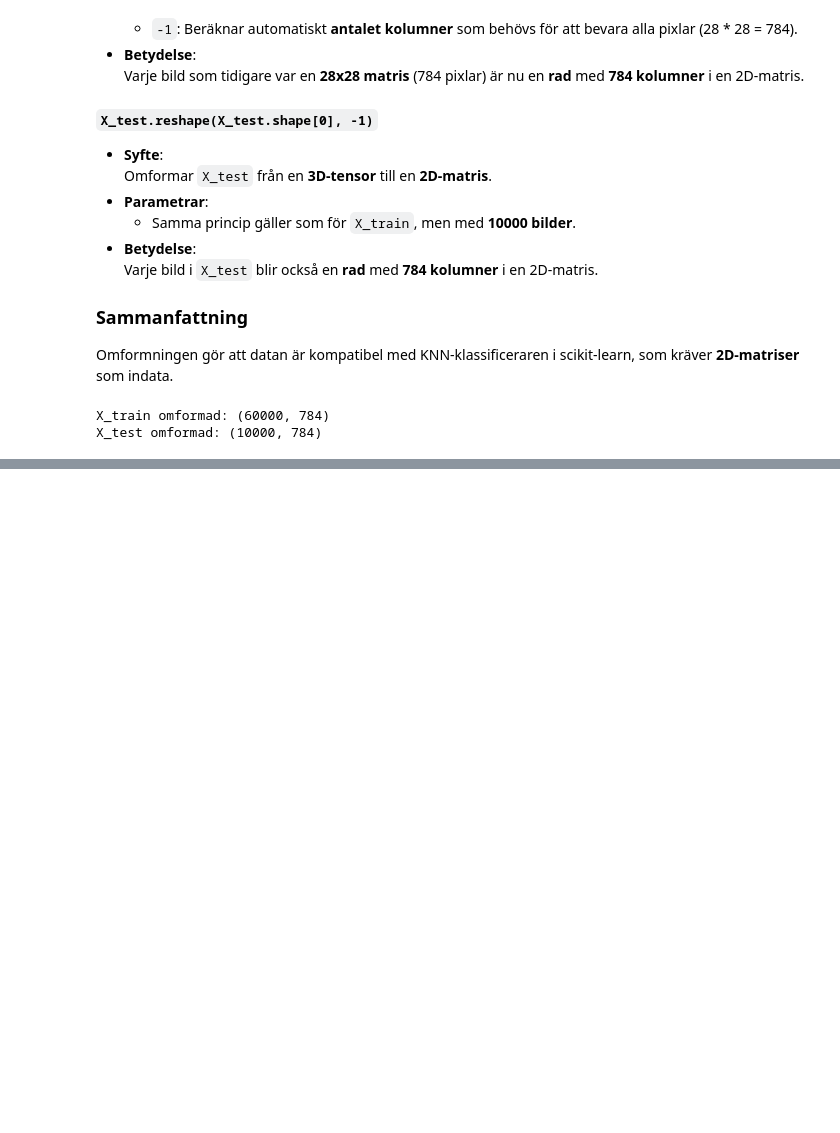
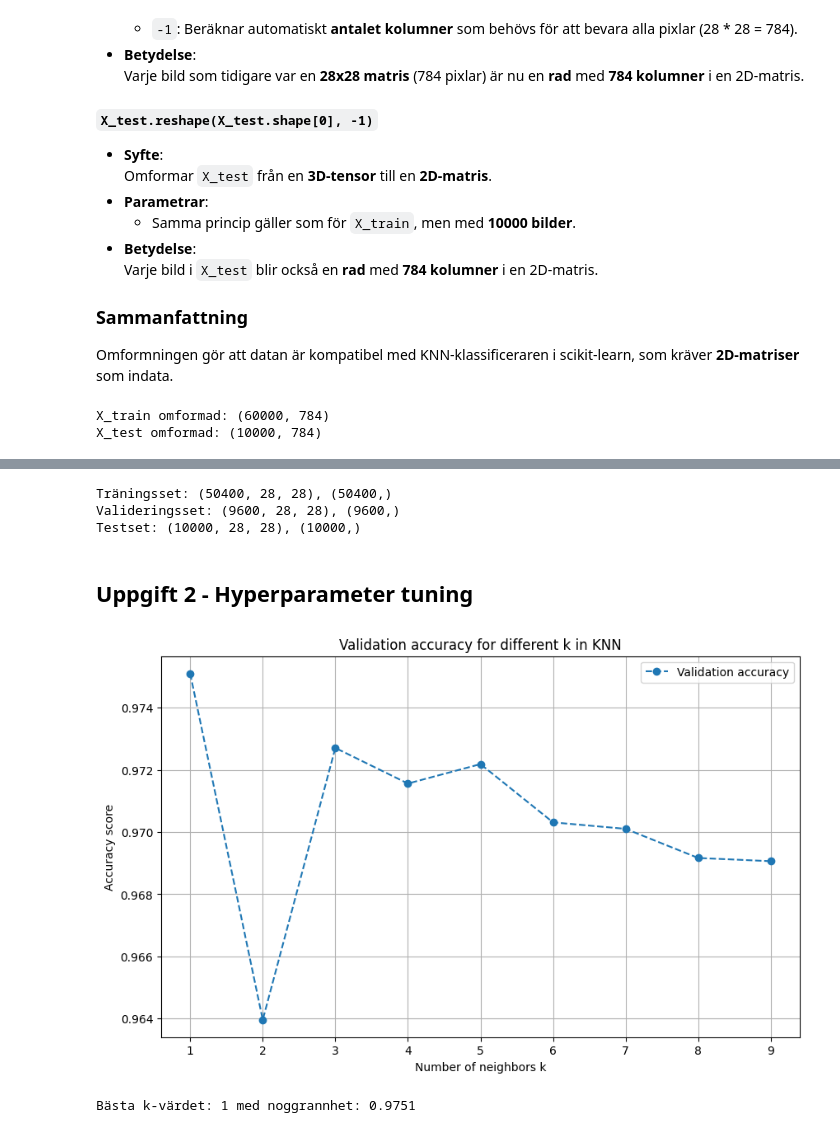
Before and after one commit to n00rp/Machine-Learning, a Jupyter notebook: Övningsuppgifter/E03_KNN.ipynb, the cells around one changed output, grey strips where cells are left out. Drawn from its saved outputs; the diff is of its cells as text; code cells hidden in the pictures; blank space fills up the shorter version.

```diff
--- a/Övningsuppgifter/E03_KNN.ipynb
+++ b/Övningsuppgifter/E03_KNN.ipynb
@@ -249,0 +268,56 @@ X_test omformad: (10000, 784)
+# %%
+from sklearn.model_selection import train_test_split
+
+# Dela upp träningsdatan i tränings- och valideringsset
+X_train, X_val, y_train, y_val = train_test_split(X_train, y_train, test_size=0.16, random_state=42)
+
+# Skriv ut storleken på varje del
+print(f"Träningsset: {X_train.shape}, {y_train.shape}")
+print(f"Valideringsset: {X_val.shape}, {y_val.shape}")
+print(f"Testset: {X_test.shape}, {y_test.shape}")
+# %% [output]
+Träningsset: (50400, 28, 28), (50400,)
+Valideringsset: (9600, 28, 28), (9600,)
+Testset: (10000, 28, 28), (10000,)
+# %% [markdown]
+## Uppgift 2 - Hyperparameter tuning
+# %%
+# Vi behöver omforma datan från 3D till 2D genom att "platta ut" varje bild till en vektor.
+
+# Omforma datan från 3D till 2D
+X_train = X_train.reshape(X_train.shape[0], -1)  # (60000, 28, 28) -> (60000, 784)
+X_val = X_val.reshape(X_val.shape[0], -1)        # (9600, 28, 28) -> (9600, 784)
+X_test = X_test.reshape(X_test.shape[0], -1)    # (10000, 28, 28) -> (10000, 784)
+# %%
+from sklearn.neighbors import KNeighborsClassifier
+from sklearn.metrics import accuracy_score
+import matplotlib.pyplot as plt
+
+# Lista med k-värden från 1 till 9
+k_values = list(range(1, 10))  # [1, 2, 3, 4, 5, 6, 7, 8, 9]
+accuracies = []
+
+# Träna modeller och beräkna noggrannhet
+for k in k_values:
+    knn = KNeighborsClassifier(n_neighbors=k)
+    knn.fit(X_train, y_train)
+    y_pred = knn.predict(X_val)
+    accuracy = accuracy_score(y_val, y_pred)
+    accuracies.append(accuracy)
+
+# Rita grafen med samma stil som facit
+plt.figure(figsize=(10, 6))
+plt.plot(k_values, accuracies, '--o', label='Validation accuracy')
+plt.xlabel('Number of neighbors k')
+plt.ylabel('Accuracy score')
+plt.title('Validation accuracy for different k in KNN')
+plt.legend()
+plt.grid(True)
+plt.show()
+
+# Hitta det bästa k-värdet
+best_k = k_values[accuracies.index(max(accuracies))]
+print(f"Bästa k-värdet: {best_k} med noggrannhet: {max(accuracies):.4f}")
+# %% [output]
+[figure, added]
+Bästa k-värdet: 1 med noggrannhet: 0.9751
```
Also changed, not shown: parts of 5 cells of this notebook.
